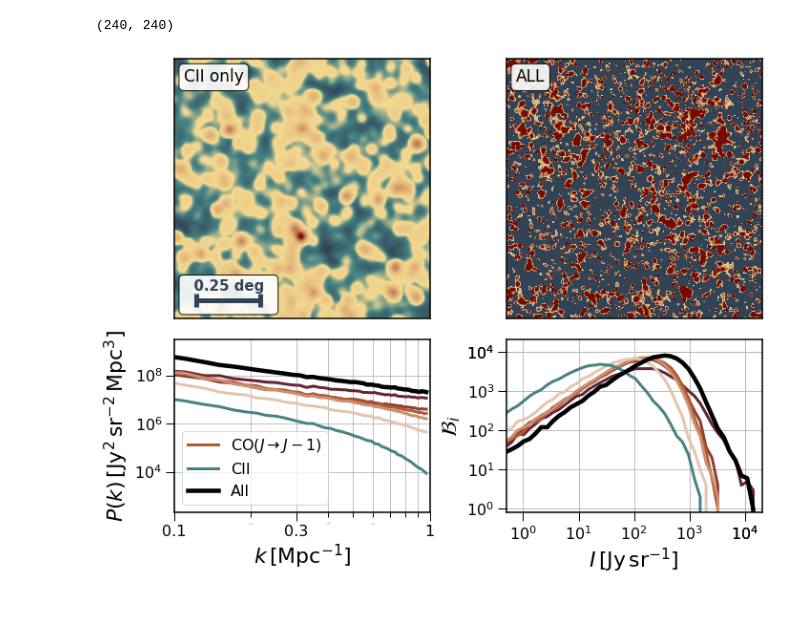
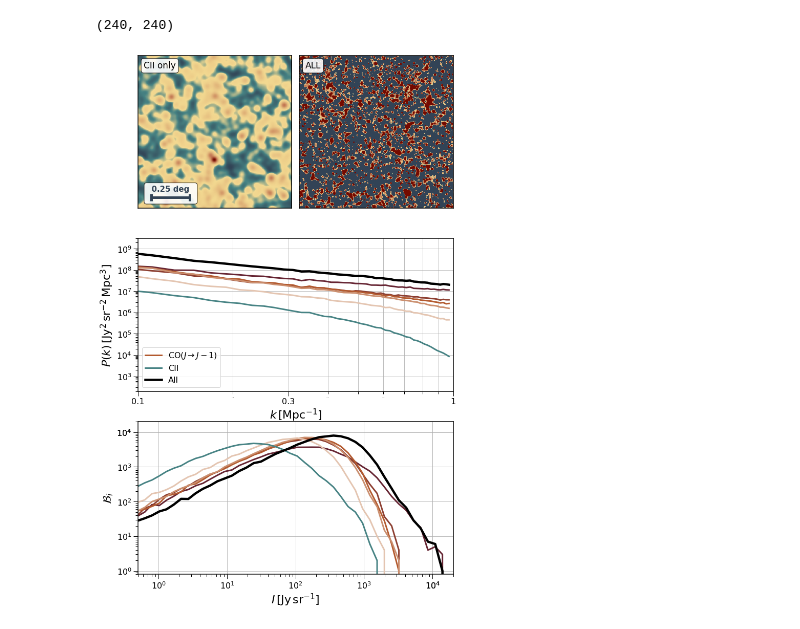
Before and after one commit to kokron/skyLine, a Jupyter notebook: notebooks/final_results_interlopers.ipynb, the cells around one changed output. Cells and saved outputs as stored; diff of their text form; code cells hidden in the pictures.

```diff
--- a/notebooks/final_results_interlopers.ipynb
+++ b/notebooks/final_results_interlopers.ipynb
@@ -56,7 +56,7 @@ def LC_params(line,zminobs,zmaxobs):
     zmid=(zminobs+zmaxobs)/2
     R=100
     zmin,zmax = 0.17,6.7
-    ang_lim=4*u.deg
+    ang_lim=6*u.deg
 
     model_params=dict(halo_lightcone_dir=LC_path,
                       do_external_SFR = False, external_SFR = '',
@@ -430,9 +976,9 @@ cii_proj[360:-360,360:-360].shape
 # %% [output]
 (240, 240)
 # %%
-gs_plot = gridspec.GridSpec(2,2,left=0.12,bottom=0.11,right=0.975,top=0.99,
-                            wspace=.3,hspace=.1,height_ratios=[3,2])
-fig = plt.figure(figsize=(10,7.5))
+gs_plot = gridspec.GridSpec(3,2,left=0.12,bottom=0.11,right=0.975,top=0.99,
+                            wspace=.05,hspace=.2,height_ratios=[2,2,2])
+fig = plt.figure(figsize=(10,16))
 
 norm = clrs.TwoSlopeNorm(vcenter=0)
 
@@ -477,7 +1023,7 @@ ax.set_yticks([])
 
 ######## PK ########
 
-ax = plt.subplot(gs_plot[1,0])
+ax = plt.subplot(gs_plot[1,:])
 ax.loglog(CO32q['k'], CO32q['Pk'],lw=3,c=cb_CO.to_rgba(3))
 ax.loglog(CO43q['k'], CO43q['Pk'],lw=3,c=cb_CO.to_rgba(4))
 ax.loglog(CO54q['k'], CO54q['Pk'],lw=3,c=cb_CO.to_rgba(5),label=r'CO($J\rightarrow J-1$)')
@@ -494,33 +1040,33 @@ ax.grid(axis='y')
 ax.set_xlim(0.1,1)
 ax.set_xticks([0.1,0.3,1])
 ax.set_xticklabels(['0.1','0.3','1'])
 ax.set_ylim(2e2,3e9)
 ax.set_xlabel(r'$k\,[{\rm Mpc^{-1}}]$',fontsize=22)
 ax.set_ylabel(r'$P(k)\,[{\rm Jy^2\,sr^{-2}\,Mpc^{3}}]$',fontsize=22)
 
 ######## VID #######
 
-ax = plt.subplot(gs_plot[1,1])
+ax = plt.subplot(gs_plot[2,:])
 ax.loglog(CO32q['I'], CO32q['VID'],lw=3,c=cb_CO.to_rgba(3))
 ax.loglog(CO43q['I'], CO43q['VID'],lw=3,c=cb_CO.to_rgba(4))
 ax.loglog(CO54q['I'], CO54q['VID'],lw=3,c=cb_CO.to_rgba(5))
 ax.loglog(CO65q['I'], CO65q['VID'],lw=3,c=cb_CO.to_rgba(6))
 ax.loglog(CO76q['I'], CO76q['VID'],lw=3,c=cb_CO.to_rgba(7))
 ax.loglog(CIIq['I'], CIIq['VID'],lw=3,c=seiheki)
 ax.loglog(ALLq['I'], ALLq['VID'],lw=4.5,color='k')
 
 ax.tick_params(axis='both',width=1,length=9,labelsize=16)
 ax.tick_params(axis='both',which='minor',width=1,length=5,labelsize=16)
 ax.grid()
 ax.set_xlabel(r'$I\,[{\rm Jy\,sr^{-1}}]$',fontsize=22)
 ax.set_ylabel(r'$\mathcal{B}_i$',fontsize=22)
 ax.set_xlim(0.5,2e4)
 ax.set_ylim(0.8,2e4)
 ax.set_xticks([1,10,100,1000,10000,1e4])
 ax.set_yticks([1,10,100,1000,10000,1e4])
 
 plt.tight_layout()
-plt.savefig('/home/jlbernal/lim_LC_prods/LC_LIM_interloper_maps.pdf', dpi=600)
+plt.savefig('/home/jlbernal/lim_LC_prods/LC_LIM_interloper_maps_2.pdf', dpi=600, bbox_inches='tight',)
 plt.show()
 # %% [output]
-[figure, old version]
+[figure, new version]
```
Also changed, not shown: parts of 60 cells of this notebook, 1 other file.
